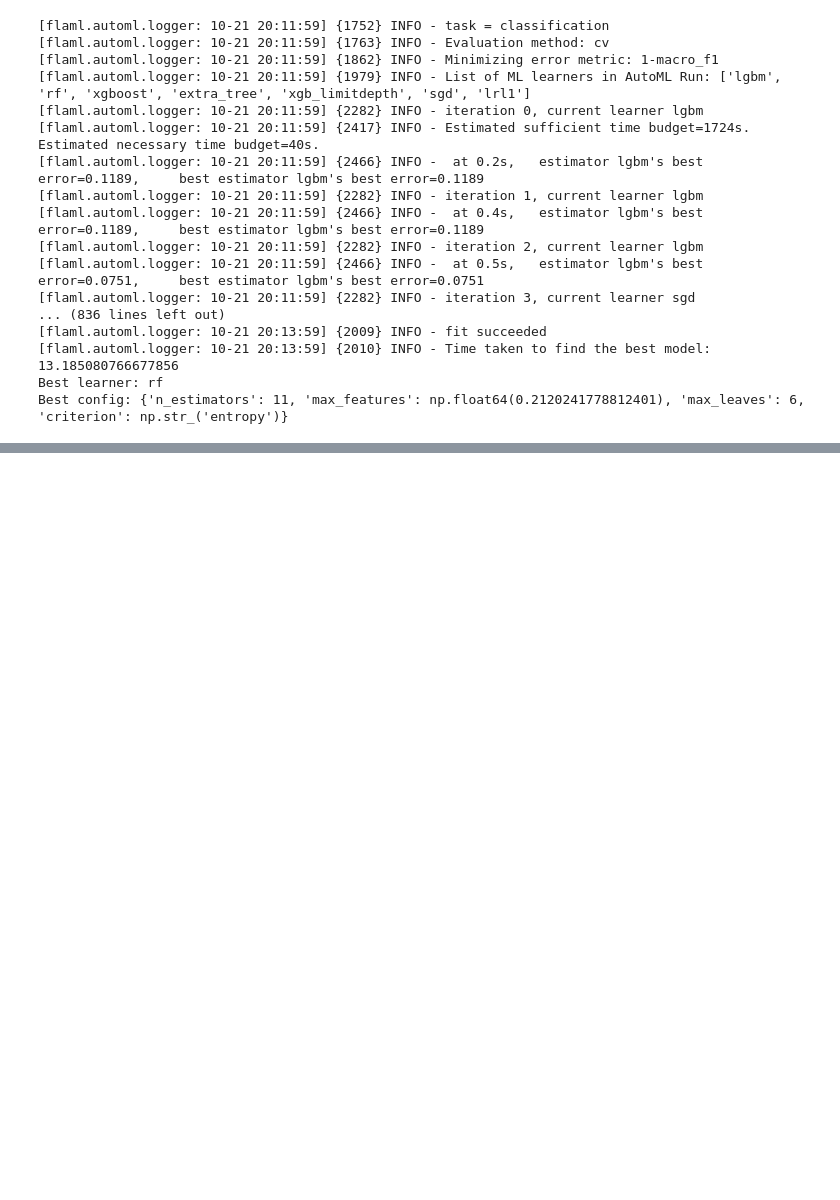
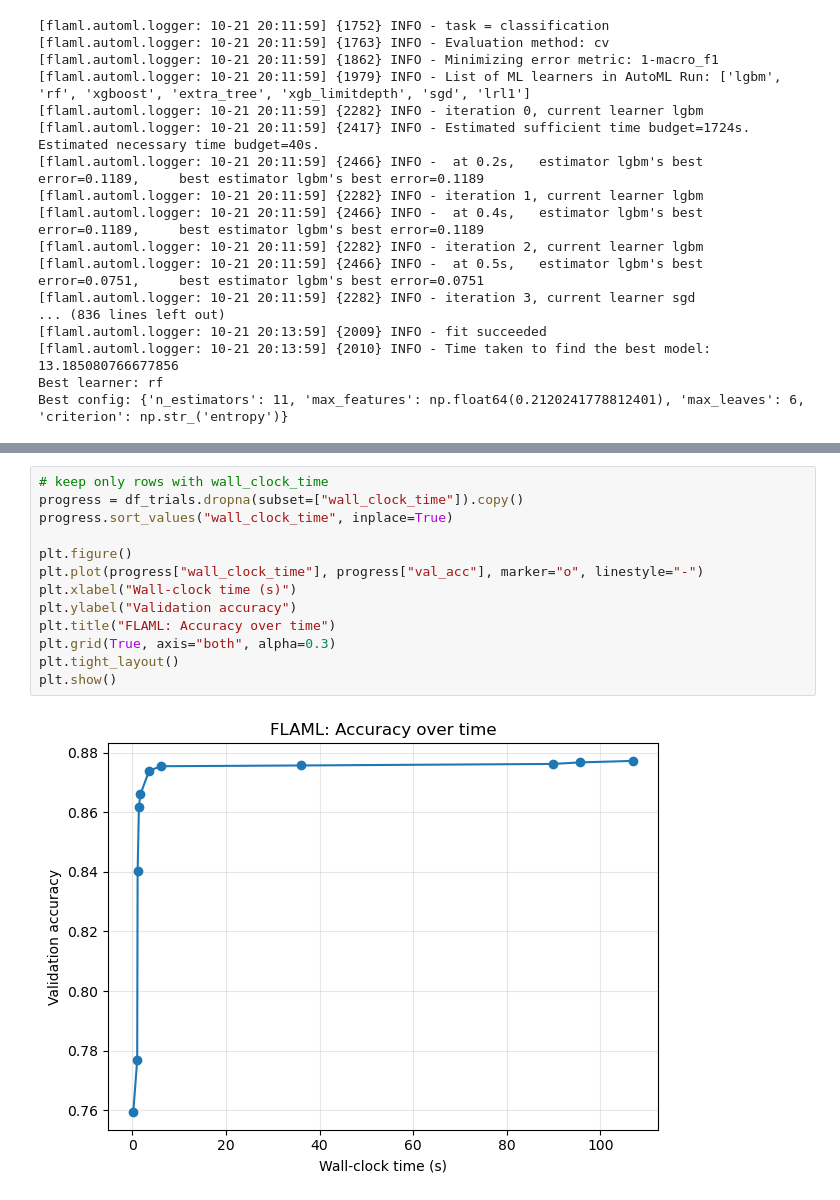
Before and after one commit to YiTian-Cloud/data-science-workshop, a Jupyter notebook: dataScienceAutoML.ipynb, the cells around one changed output, grey strips where cells are left out. Drawn from its saved outputs; the diff is of its cells as text; blank space fills up the shorter version.

```diff
--- a/dataScienceAutoML.ipynb
+++ b/dataScienceAutoML.ipynb
@@ -136,0 +461,15 @@ Test accuracy: 0.8764
+# %%
+# keep only rows with wall_clock_time
+progress = df_trials.dropna(subset=["wall_clock_time"]).copy()
+progress.sort_values("wall_clock_time", inplace=True)
+
+plt.figure()
+plt.plot(progress["wall_clock_time"], progress["val_acc"], marker="o", linestyle="-")
+plt.xlabel("Wall-clock time (s)")
+plt.ylabel("Validation accuracy")
+plt.title("FLAML: Accuracy over time")
+plt.grid(True, axis="both", alpha=0.3)
+plt.tight_layout()
+plt.show()
+# %% [output]
+[figure, added]
```
Also changed, not shown: parts of 48 cells of this notebook.
